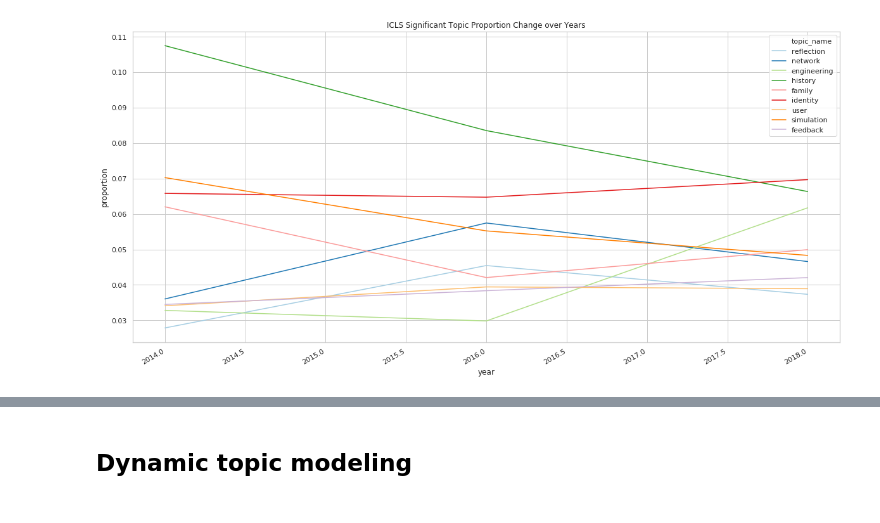
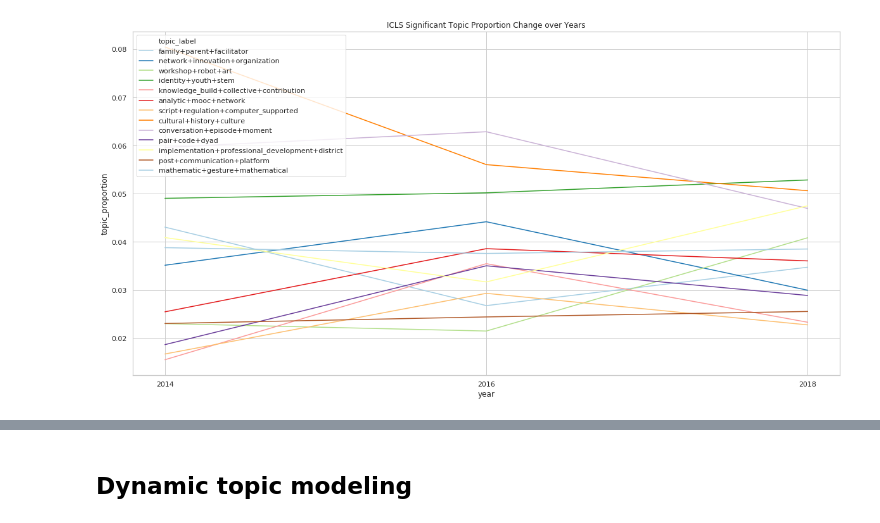
Before and after one commit to sting1000/semester-project, a Jupyter notebook: Topic Modeling.ipynb, the cells around one changed output, grey strips where cells are left out. Cells and saved outputs as stored; diff of their text form; code cells hidden in the pictures.

Commit message:
Chage topic to 30; Add description; Add hide widgett

```diff
--- a/Topic Modeling.ipynb
+++ b/Topic Modeling.ipynb
@@ -448,3 +470,0 @@ $( document ).ready(code_toggle);
-# %%
-# Can take a long time to run.
-model_list, coherence_values = compute_coherence_values(dictionary=id2word, corpus=corpus, texts=data_lemmatized, start=5, limit=50, step=3)
@@ -601,13 +610,15 @@ def format_topics_sentences(ldamodel, corpus=corpus, texts=contents):
     sent_topics_df = pd.concat([sent_topics_df, contents], axis=1)
     return(sent_topics_df)
 
-optimal_model = gensim.models.wrappers.LdaMallet('./mallet/bin/mallet', corpus=corpus, num_topics=20, id2word=id2word)
+# optimal_model = gensim.models.wrappers.LdaMallet('./mallet/bin/mallet', corpus=corpus, num_topics=20, id2word=id2word)
 df_topic_sents_keywords = format_topics_sentences(ldamodel=optimal_model, corpus=corpus, texts=contents)
 
 # Format
 df_dominant_topic = df_topic_sents_keywords.reset_index()
 df_dominant_topic.columns = ['Document_No', 'Dominant_Topic', 'Topic_Perc_Contrib', 'Keywords', 'Text']
 
+df_dominant_topic = df_dominant_topic.merge(df_topic_label, left_on='Dominant_Topic', right_index=True).sort_values(by = 'Document_No')
 # Show
+pd.set_option('display.max_colwidth', 50)
 df_dominant_topic.head(10)
 # %% [output]
@@ -731,7 +703,13 @@ for n in time_slice:
 # %%
+# take some mins to run
+topic_prop = []
+ind = 0
+for n in time_slice:
+    topic_prop.append(optimal_model[[item for sublist in corpus[ind: ind+n] for item in sublist]])
+    ind = ind + n
+
 count_df = pd.DataFrame()
-year = 2014
-year_ini = year
+year = first_year
 for t in topic_prop:
     df = pd.DataFrame(t)
     df['year'] = year
@@ -741,14 +719,16 @@ for t in topic_prop:
         df['conf'] = 'ICLS'
 
     df.columns = ['topic', 'proportion','year','conf']
-    if year == year_ini or year == year_ini+1:
+    if year == first_year or year == first_year+1:
         df['increase'] = 0
     else:
         df['increase'] = df['proportion'] - count_df[count_df.year==year-2].proportion
-    df = pd.concat((df, topic_key), axis=1)
+    df = pd.concat((df, df_topic_label), axis=1)
     count_df = pd.concat((count_df, df), axis=0)
     year = year + 1
-count_df.columns = ['topic', 'proportion','year','conf', 'increase', 'topic_name']
+count_df.columns = ['topic', 'topic_proportion','year','conf', 'increase', 'topic_label']
 count_df =count_df.reset_index()
+count_df = count_df.drop('index',axis=1)
+count_df['year'] = count_df['year'].astype(str)
 count_df.head()
 # %% [output]
@@ -792,0 +808,8 @@ g = sns.lineplot(x='year', y='increase', hue='topic_name',data=data[data.year>ye
+# %%
+#Set parameter
+print("threshold_std:")
+threshold_std = widgets.FloatText(0.01)
+display(threshold_std)
+print("conf_name:")
+conf_name = widgets.Text(value='ICLS')
+display(conf_name)
@@ -793,13 +821,14 @@ g = sns.lineplot(x='year', y='increase', hue='topic_name',data=data[data.year>ye
 # %%
 #plot the ICLS conference topic propotion change having std>0.015
-threshold_std = 0.015
-threshold_conf = 'ICLS'
 
 fig,ax = plt.subplots()
 fig.set_size_inches(20, 10)
-data =  count_df[count_df.conf == 'ICLS'][count_df[count_df.conf == 'ICLS'].topic.apply(lambda x :x in count_df.groupby(['topic']).std()[count_df.groupby(['topic']).std().proportion>threshold_std].index.values)]
-sns.lineplot(x='year', y='proportion', hue='topic_name',data=data, palette=sns.color_palette("Paired", n_colors=len(data.topic_name.unique()))).set_title("ICLS Significant Topic Proportion Change over Years")
+data =  count_df[count_df.conf == conf_name.value][count_df[count_df.conf == conf_name.value].topic.apply(lambda x :x in count_df.groupby(['topic']).std()[count_df.groupby(['topic']).std().topic_proportion>threshold_std.value].index.values)]
+g = sns.lineplot(x='year', y='topic_proportion', hue='topic_label',data=data,
+             palette=sns.color_palette("Paired", n_colors=len(data.topic_label.unique()))
+            ).set_title("ICLS Significant Topic Proportion Change over Years")
 # figure size in inches
-fig.autofmt_xdate()
+ax.legend(loc='upper left')
+plt.show()
 # %% [output]
-[figure, old version]
+[figure, new version]
```
Also changed, not shown: parts of 197 cells of this notebook, 6 other files.
